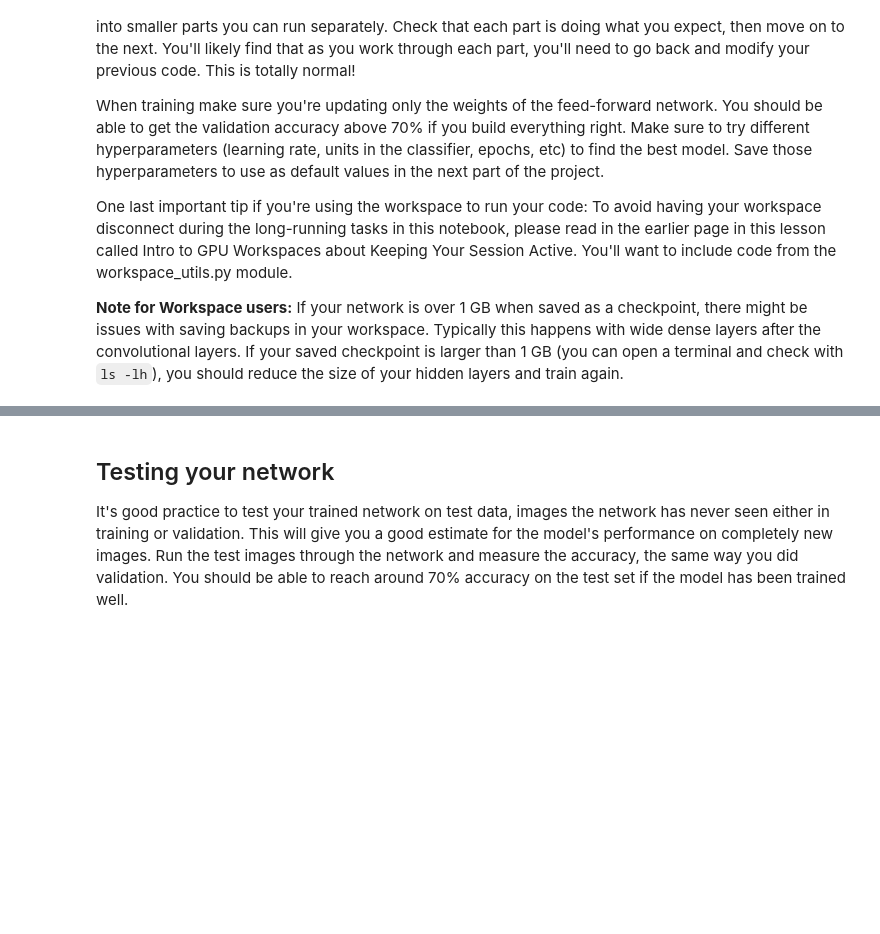
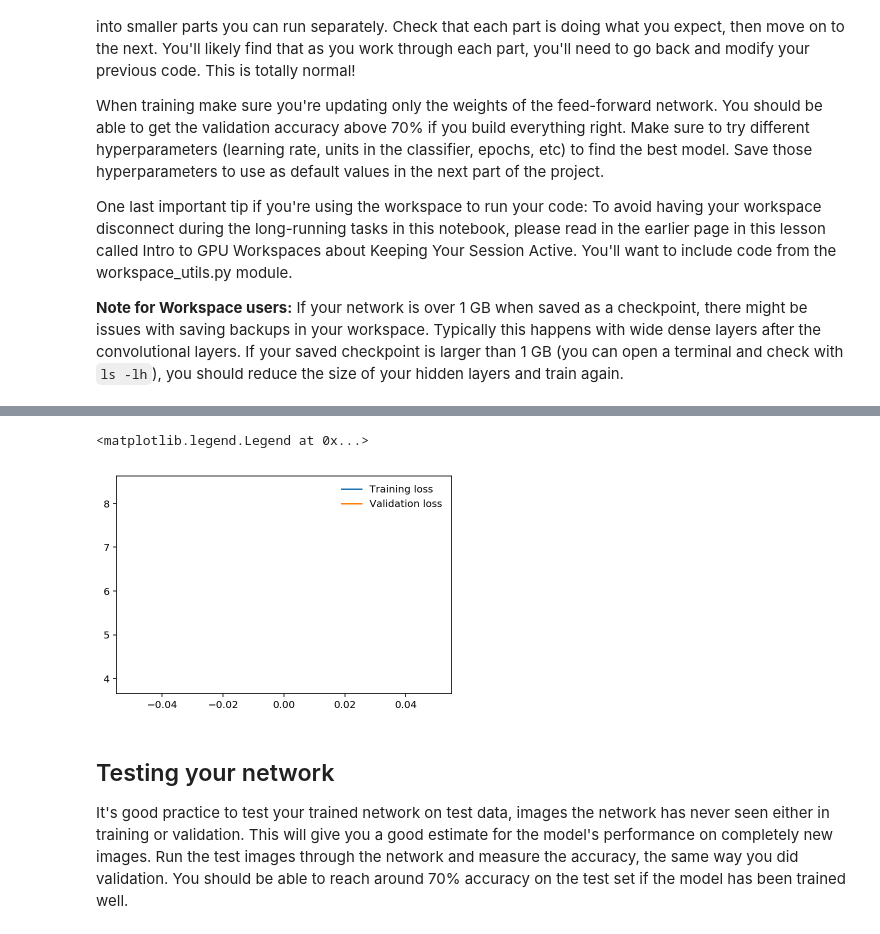
Before and after one commit to matthiasbuehl/aipnd-project, a Jupyter notebook: Image Classifier Project.ipynb, the cells around one changed output, grey strips where cells are left out. Saved outputs shown, nothing was run; the diff lists cells and outputs as text; code cells hidden in the pictures; blank space fills up the shorter version.

```diff
--- a/Image Classifier Project.ipynb
+++ b/Image Classifier Project.ipynb
@@ -150,22 +149,18 @@ VGG(
 for param in model.parameters():
     param.requires_grad = False
 # %%
-# replace last layer
-def make_classifier(n_classes):
+def make_classifier(input_size, output_size):
     from collections import OrderedDict
     classifier = nn.Sequential(OrderedDict([
-                              ('fc1', nn.Linear(25088, 1024)),
-                              ('relu', nn.ReLU()),
-                              ('fc2', nn.Linear(1024, 512)),
-                              ('relu', nn.ReLU()),
-                              ('fc3', nn.Linear(512, n_classes)),
+                              ('fc1', nn.Linear(input_size, output_size)),
                               ('output', nn.LogSoftmax(dim=1))
                               ]))
 
     return classifier
 # %%
 # replace last layer
-model.classifier = make_classifier(len(cat_to_name))
+# model.classifier = make_classifier(25088, 102)
+model.classifier = make_classifier(9216, 102)
 # %%
 # set loss function and optimizer
 
@@ -198,8 +193,8 @@ VGG(
 )
 # %%
 # train network
+epochs = 5
 def do_train(model):
-    epochs = 30
     train_losses = []
     test_losses = []
     for e in range(epochs):
@@ -265,7 +260,7 @@ def do_train(model):
 
     return e+1, train_losses, test_losses
 # %%
-# from workspace_utils import active_session
+from workspace_utils import active_session
 
-# with active_session():
-#     epoch, train_losses, test_losses = do_train(model)
+with active_session():
+    epoch, train_losses, test_losses = do_train(model)
@@ -272,7 +269,10 @@ def do_train(model):
 # %%
-# plt.plot(train_losses, label='Training loss')
-# plt.plot(test_losses, label='Validation loss')
-# plt.legend(frameon=False)
+plt.plot(train_losses, label='Training loss')
+plt.plot(test_losses, label='Validation loss')
+plt.legend(frameon=False)
+# %% [output]
+<matplotlib.legend.Legend at 0x...>
+[figure, added]
 # %% [markdown]
 ## Testing your network
 
```
Also changed, not shown: parts of 16 cells of this notebook, 1 other file.
